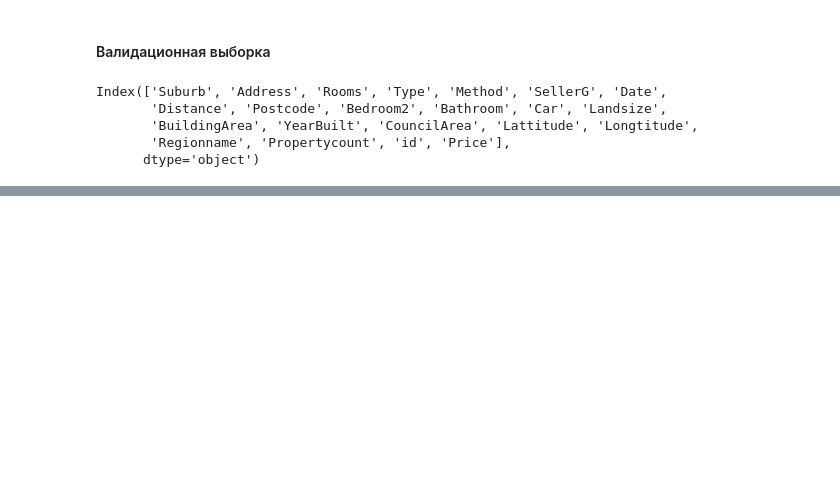
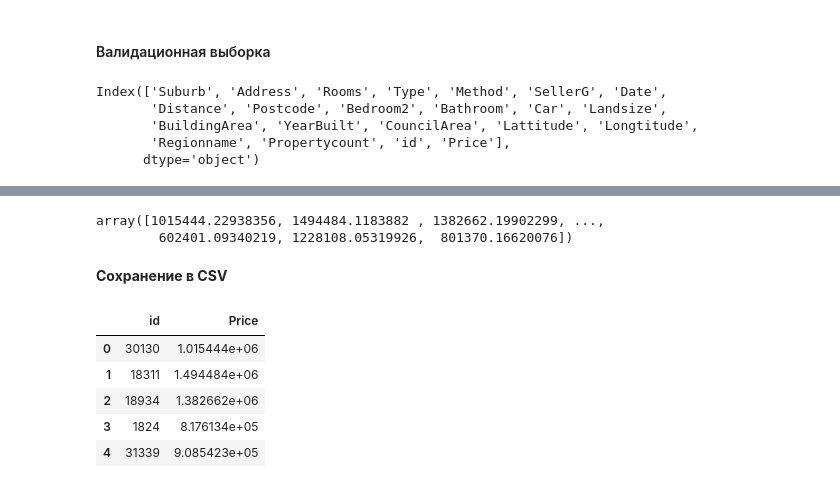
Before and after one commit to Zetis659/Data_Science_GM, a Jupyter notebook: Leopard_challenge_Regression/Leopard_challenge_Regression_2.ipynb, the cells around one changed output, grey strips where cells are left out. Cells and saved outputs as stored; diff of their text form; code cells hidden in the pictures; blank space fills up the shorter version.

```diff
--- a/Leopard_challenge_Regression/Leopard_challenge_Regression_2.ipynb
+++ b/Leopard_challenge_Regression/Leopard_challenge_Regression_2.ipynb
@@ -1289,0 +1398,4 @@ KeyError: "['Price'] not in index"
+# %%
+model = CatBoostRegressor(**parameters)
+# %%
+model.fit(train_v1[X], train_v1[y])
@@ -1289,0 +1415,22 @@ KeyError: "['Price'] not in index"
+# %%
+model.predict(test_v1[X])
+# %% [output]
+array([1015444.22938356, 1494484.1183882 , 1382662.19902299, ...,
+        602401.09340219, 1228108.05319926,  801370.16620076])
+# %%
+y_pred = model.predict(test_v1[X])
+# %% [markdown]
+**Сохранение в CSV**
+# %%
+submission = pd.DataFrame(test_v1['id'])
+submission['Price'] = y_pred
+submission.to_csv('Catboost_CV_lossf-RMSE.csv', index=False)
+# %%
+submission.head()
+# %% [output]
+|  | id | Price |
+| 0 | 30130 | 1.015444e+06 |
+| 1 | 18311 | 1.494484e+06 |
+| 2 | 18934 | 1.382662e+06 |
+| 3 | 1824 | 8.176134e+05 |
+| 4 | 31339 | 9.085423e+05 |
```
Also changed, not shown: parts of 41 cells of this notebook, 43 other files.
